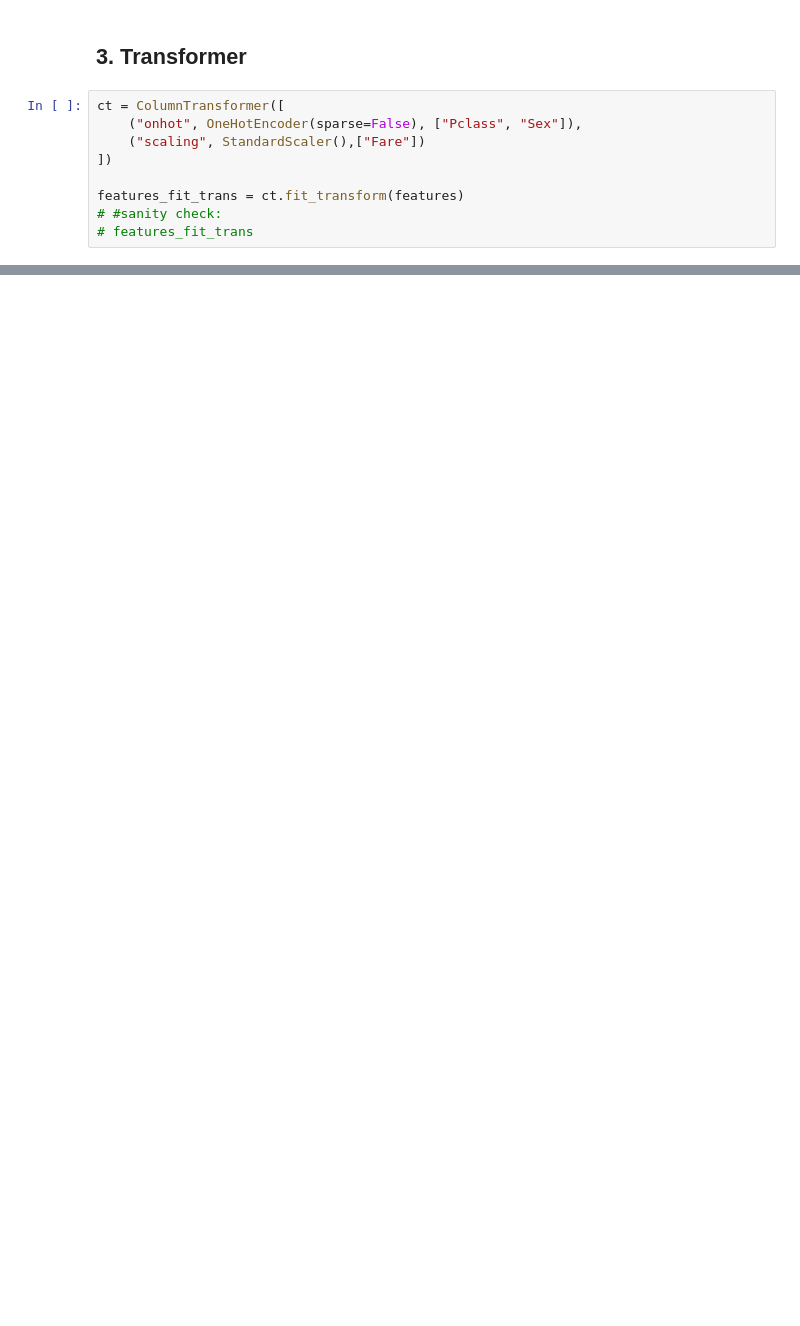
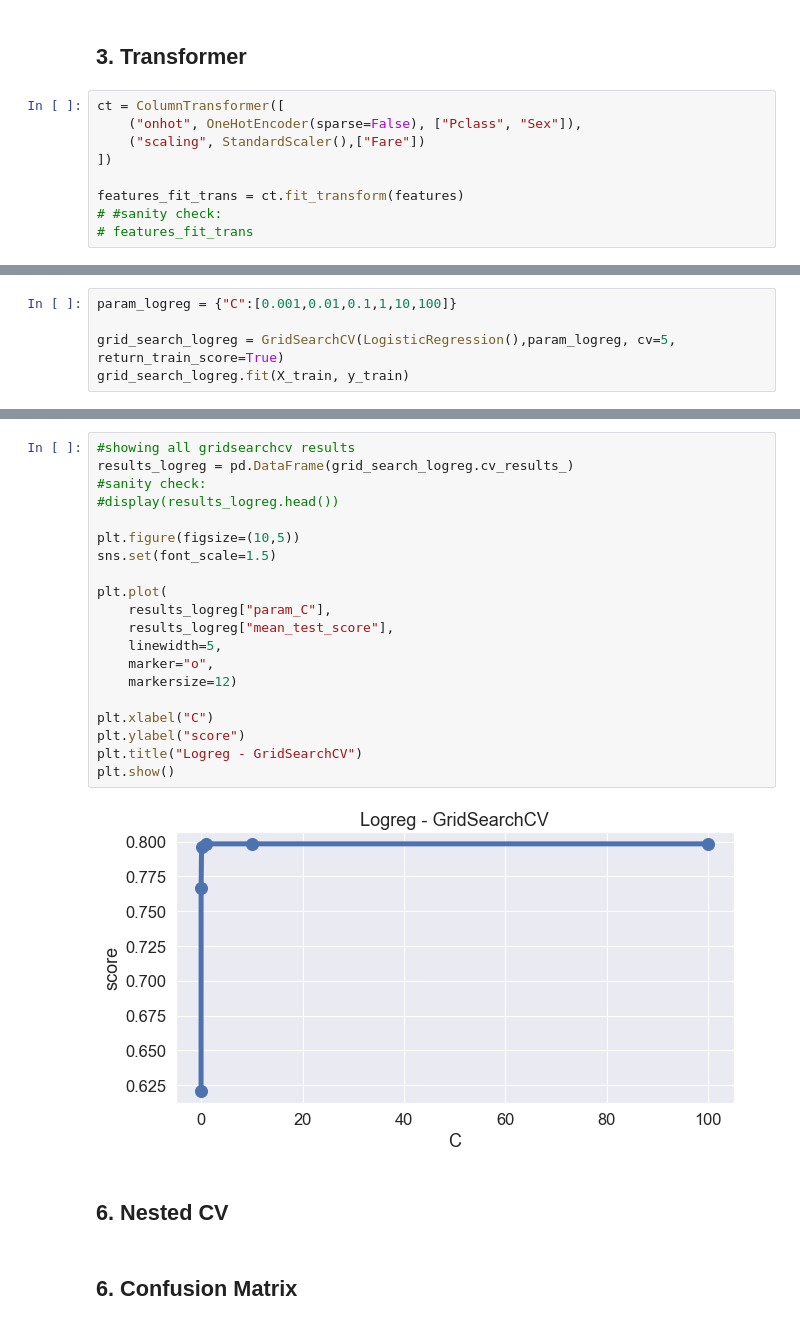
Before and after one commit to royceto/taitanic, a Jupyter notebook: 7_new_new_confusion_matrix.ipynb, the cells around one changed output, grey strips where cells are left out. Saved outputs shown, nothing was run; the diff lists cells and outputs as text; blank space fills up the shorter version.

```diff
--- a/7_new_new_confusion_matrix.ipynb
+++ b/7_new_new_confusion_matrix.ipynb
@@ -54,0 +231,5 @@ features_fit_trans = ct.fit_transform(features)
+# %%
+param_logreg = {"C":[0.001,0.01,0.1,1,10,100]}
+
+grid_search_logreg = GridSearchCV(LogisticRegression(),param_logreg, cv=5, return_train_score=True)
+grid_search_logreg.fit(X_train, y_train)
@@ -54,0 +259,26 @@ features_fit_trans = ct.fit_transform(features)
+# %%
+#showing all gridsearchcv results
+results_logreg = pd.DataFrame(grid_search_logreg.cv_results_)
+#sanity check:
+#display(results_logreg.head())
+
+plt.figure(figsize=(10,5))
+sns.set(font_scale=1.5)
+
+plt.plot(
+    results_logreg["param_C"],
+    results_logreg["mean_test_score"],
+    linewidth=5,
+    marker="o",
+    markersize=12)
+
+plt.xlabel("C")
+plt.ylabel("score")
+plt.title("Logreg - GridSearchCV")
+plt.show()
+# %% [output]
+[figure, added]
+# %% [markdown]
+## 6. Nested CV
+# %% [markdown]
+## 6. Confusion Matrix
```
Also changed, not shown: parts of 19 cells of this notebook.
